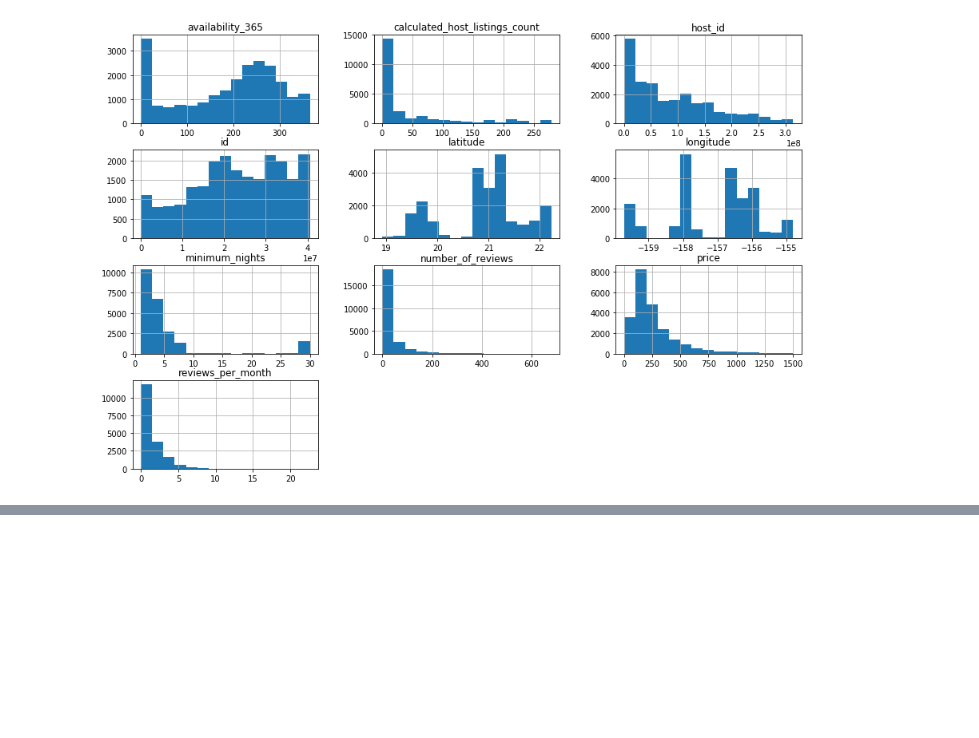
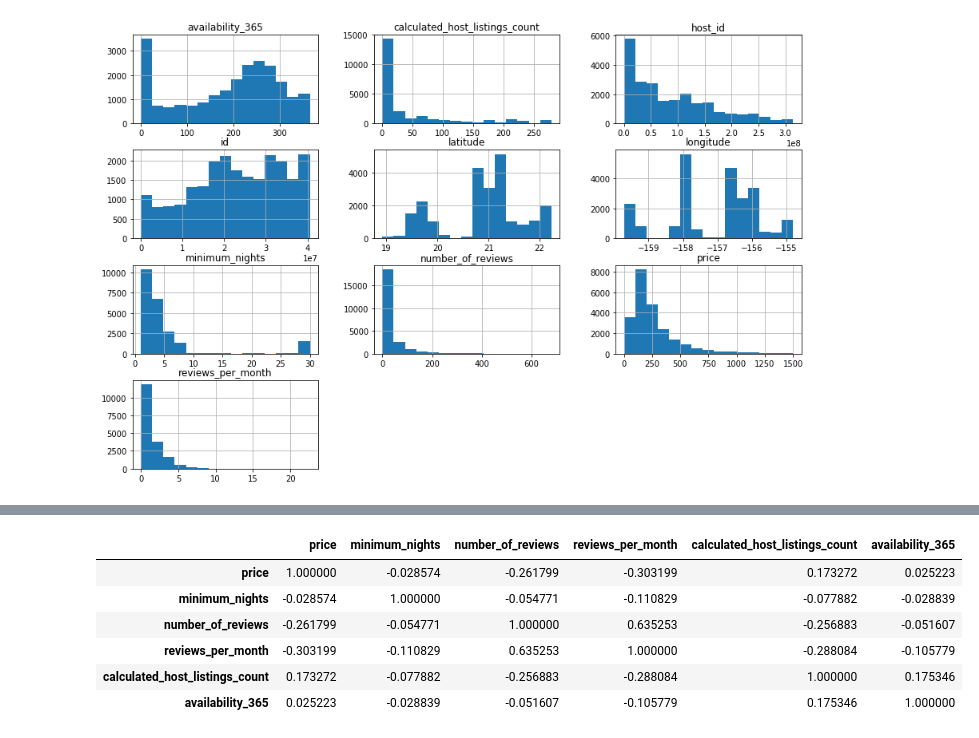
Before and after one commit to glauciodrumond/Data_Science_Projects, a Jupyter notebook: Airbnb_Data_Analysis__Hawaii.ipynb, the cells around one changed output, grey strips where cells are left out. Saved outputs shown, nothing was run; the diff lists cells and outputs as text; code cells hidden in the pictures; blank space fills up the shorter version.

```diff
--- a/Airbnb_Data_Analysis__Hawaii.ipynb
+++ b/Airbnb_Data_Analysis__Hawaii.ipynb
@@ -182,0 +227,14 @@ df_clean.hist(bins=15, figsize=(15,10));
+# %%
+# Create a correlation matrix
+corr = df_clean[['price', 'minimum_nights', 'number_of_reviews', 'reviews_per_month',
+    'calculated_host_listings_count', 'availability_365']].corr()
+
+display(corr)
+# %% [output]
+|  | price | minimum_nights | number_of_reviews | reviews_per_month | calculated_host_listings_count | availability_365 |
+| price | 1.000000 | -0.028574 | -0.261799 | -0.303199 | 0.173272 | 0.025223 |
+| minimum_nights | -0.028574 | 1.000000 | -0.054771 | -0.110829 | -0.077882 | -0.028839 |
+| number_of_reviews | -0.261799 | -0.054771 | 1.000000 | 0.635253 | -0.256883 | -0.051607 |
+| reviews_per_month | -0.303199 | -0.110829 | 0.635253 | 1.000000 | -0.288084 | -0.105779 |
+| calculated_host_listings_count | 0.173272 | -0.077882 | -0.256883 | -0.288084 | 1.000000 | 0.175346 |
+| availability_365 | 0.025223 | -0.028839 | -0.051607 | -0.105779 | 0.175346 | 1.000000 |
```
Also changed, not shown: parts of 22 cells of this notebook.
